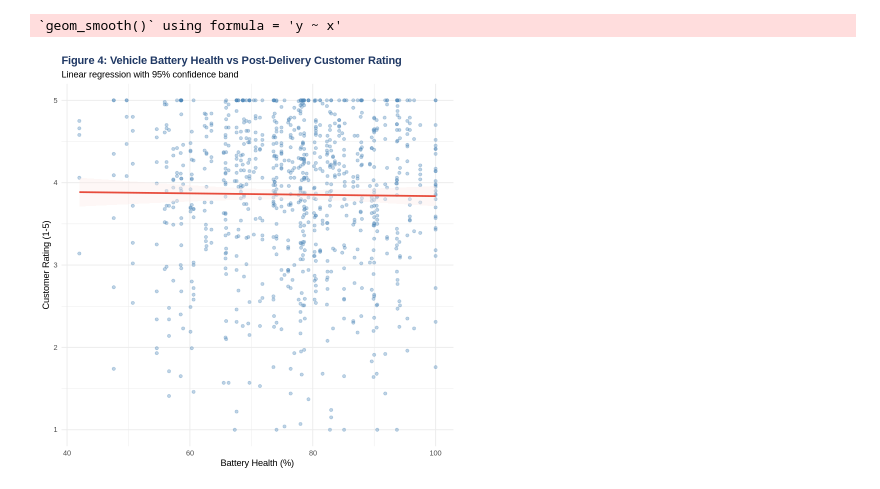
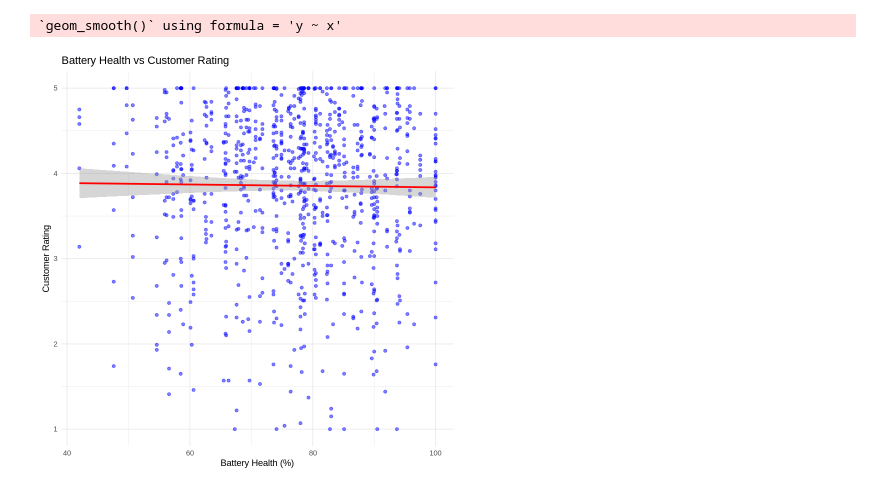
Before and after one commit to chithrakumardakshan-cloud/northstar-analytics, a Jupyter notebook: notebooks/02_r_analytics.ipynb, the cells around one changed output. Cells and saved outputs as stored; diff of their text form; code cells hidden in the pictures.

```diff
--- a/notebooks/02_r_analytics.ipynb
+++ b/notebooks/02_r_analytics.ipynb
@@ -155,0 +315,13 @@ ggplot(complaint_trend, aes(x=month, y=count, colour=severity, group=severity))
+# %%
+# ANALYSIS 4 — BATTERY HEALTH VS CUSTOMER RATING
+
+vehicle_delivery <- deliveries %>%
+  left_join(vehicles, by = "vehicle_id")
+
+battery_analysis <- vehicle_delivery %>%
+  filter(
+    !is.na(battery_health_pct),
+    !is.na(customer_rating_post_delivery)
+  )
+
+head(battery_analysis)
@@ -156,14 +338,23 @@ ggplot(complaint_trend, aes(x=month, y=count, colour=severity, group=severity))
 # %%
-del_veh <- deliveries %>% left_join(vehicles, by='vehicle_id') %>%
- filter(!is.na(battery_health_pct), !is.na(customer_rating_post_delivery))
+# CHART 4 — BATTERY HEALTH VS RATING
 
-ggplot(del_veh, aes(x=battery_health_pct, y=customer_rating_post_delivery)) +
- geom_point(alpha=0.35, colour='steelblue', size=1.5) +
- geom_smooth(method='lm', colour='#E74C3C', se=TRUE, fill='#FDECEA') +
- labs(title='Figure 4: Vehicle Battery Health vs Post-Delivery Customer Rating',
-      subtitle='Linear regression with 95% confidence band',
-      x='Battery Health (%)', y='Customer Rating (1-5)') +
- theme_minimal() + theme(plot.title=element_text(face='bold',color='#1F3864'))
+ggplot(battery_analysis,
+       aes(x = battery_health_pct,
+           y = customer_rating_post_delivery)) +
+
+  geom_point(alpha = 0.5,
+             color = "blue") +
+
+  geom_smooth(method = "lm",
+              color = "red") +
+
+  labs(
+    title = "Battery Health vs Customer Rating",
+    x = "Battery Health (%)",
+    y = "Customer Rating"
+  ) +
+
+  theme_minimal()
 # %% [output]
 `geom_smooth()` using formula = 'y ~ x'
-[figure, old version]
+[figure, new version]
```
Also changed, not shown: parts of 21 cells of this notebook.
